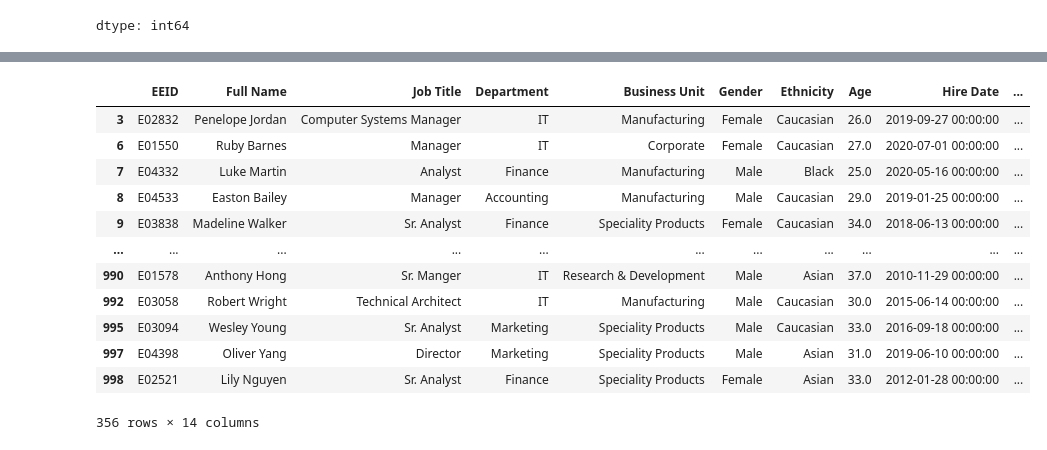
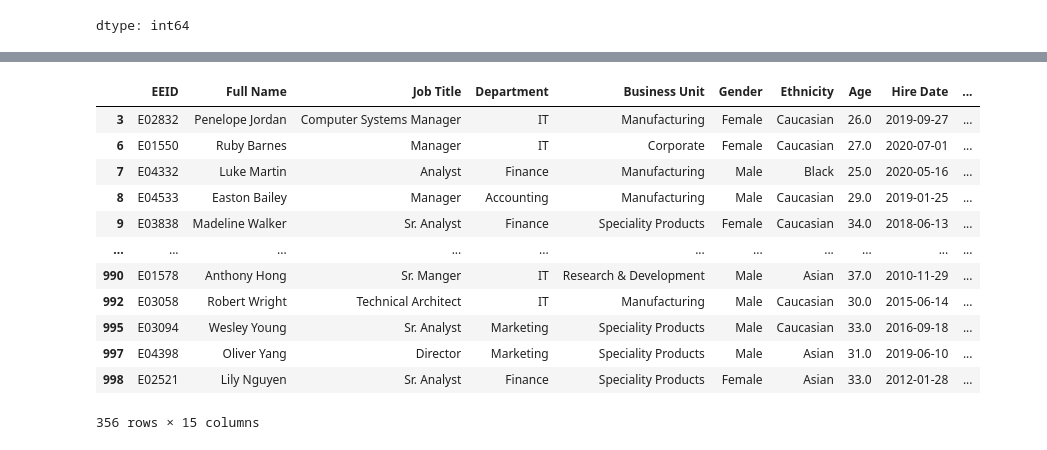
Before and after one commit to hosamkefah/Data-Analysis-with-Python, a Jupyter notebook: Task1.ipynb, the cells around one changed output, grey strips where cells are left out. Drawn from its saved outputs; the diff is of its cells as text; code cells hidden in the pictures.

```diff
--- a/Task1.ipynb
+++ b/Task1.ipynb
@@ -149,5 +167,5 @@ df_c['City'] = df_c['City'].fillna(df_c['City'].mode()[0])
 # %%
-df_c['Bonus %'] = df_c['Bonus %'].fillna(df_c['Bonus %'].mean())
+df_c['Bonus %'] = df_c['Bonus %'].fillna(df_c['Bonus %'].median())
 # %%
 df_c.isna().sum()
 # %% [output]
@@ -169,6 +187,6 @@ df_c.isna().sum()
 dtype: int64
 # %%
-df_c['Hire Date'] = df_c['Hire Date'].fillna(0000-00-00)
+df_c['Hire Date'] = df_c['Hire Date'].fillna(df_c['Hire Date'].mode()[0])
 # %%
 df_c.isna().sum()
 # %% [output]
@@ -190,4 +208,8 @@ df_c.isna().sum()
 dtype: int64
+# %%
+df_c['Job Title'] = df_c['Job Title'].fillna('Unknown')
+df_c['Department'] = df_c['Department'].fillna('Unknown')
+df_c['Gender'] = df_c['Gender'].fillna('Unknown')
 # %%
 #df_c['Exit Date'] = df_c['Exit Date'].fillna(0000-00-00)
 # %%
@@ -228,0 +234,5 @@ dtype: bool
+# %%
+df_c['Still Working'] = df_c['Exit Date'].isnull()
+df_c['Still Working'] = df_c['Still Working'].replace(False, 'NO')
+df_c['Still Working'] = df_c['Still Working'].replace(True, 'YES')
+df_c.head()
@@ -229,19 +246,19 @@ dtype: bool
 # %%
-df_c.loc[df_c['Age'] < 40]
+df_c[df_c['Age'] < 40]
 # %% [output]
 |  | EEID | Full Name | Job Title | Department | Business Unit | Gender | Ethnicity | Age | Hire Date | ... |
-| 3 | E02832 | Penelope Jordan | Computer Systems Manager | IT | Manufacturing | Female | Caucasian | 26.0 | 2019-09-27 00:00:00 | ... |
-| 6 | E01550 | Ruby Barnes | Manager | IT | Corporate | Female | Caucasian | 27.0 | 2020-07-01 00:00:00 | ... |
-| 7 | E04332 | Luke Martin | Analyst | Finance | Manufacturing | Male | Black | 25.0 | 2020-05-16 00:00:00 | ... |
-| 8 | E04533 | Easton Bailey | Manager | Accounting | Manufacturing | Male | Caucasian | 29.0 | 2019-01-25 00:00:00 | ... |
-| 9 | E03838 | Madeline Walker | Sr. Analyst | Finance | Speciality Products | Female | Caucasian | 34.0 | 2018-06-13 00:00:00 | ... |
+| 3 | E02832 | Penelope Jordan | Computer Systems Manager | IT | Manufacturing | Female | Caucasian | 26.0 | 2019-09-27 | ... |
+| 6 | E01550 | Ruby Barnes | Manager | IT | Corporate | Female | Caucasian | 27.0 | 2020-07-01 | ... |
+| 7 | E04332 | Luke Martin | Analyst | Finance | Manufacturing | Male | Black | 25.0 | 2020-05-16 | ... |
+| 8 | E04533 | Easton Bailey | Manager | Accounting | Manufacturing | Male | Caucasian | 29.0 | 2019-01-25 | ... |
+| 9 | E03838 | Madeline Walker | Sr. Analyst | Finance | Speciality Products | Female | Caucasian | 34.0 | 2018-06-13 | ... |
 | ... | ... | ... | ... | ... | ... | ... | ... | ... | ... | ... |
-| 990 | E01578 | Anthony Hong | Sr. Manger | IT | Research & Development | Male | Asian | 37.0 | 2010-11-29 00:00:00 | ... |
-| 992 | E03058 | Robert Wright | Technical Architect | IT | Manufacturing | Male | Caucasian | 30.0 | 2015-06-14 00:00:00 | ... |
-| 995 | E03094 | Wesley Young | Sr. Analyst | Marketing | Speciality Products | Male | Caucasian | 33.0 | 2016-09-18 00:00:00 | ... |
-| 997 | E04398 | Oliver Yang | Director | Marketing | Speciality Products | Male | Asian | 31.0 | 2019-06-10 00:00:00 | ... |
-| 998 | E02521 | Lily Nguyen | Sr. Analyst | Finance | Speciality Products | Female | Asian | 33.0 | 2012-01-28 00:00:00 | ... |
+| 990 | E01578 | Anthony Hong | Sr. Manger | IT | Research & Development | Male | Asian | 37.0 | 2010-11-29 | ... |
+| 992 | E03058 | Robert Wright | Technical Architect | IT | Manufacturing | Male | Caucasian | 30.0 | 2015-06-14 | ... |
+| 995 | E03094 | Wesley Young | Sr. Analyst | Marketing | Speciality Products | Male | Caucasian | 33.0 | 2016-09-18 | ... |
+| 997 | E04398 | Oliver Yang | Director | Marketing | Speciality Products | Male | Asian | 31.0 | 2019-06-10 | ... |
+| 998 | E02521 | Lily Nguyen | Sr. Analyst | Finance | Speciality Products | Female | Asian | 33.0 | 2012-01-28 | ... |
-356 rows × 14 columns
+356 rows × 15 columns
 # %%
 df_c.head()
 # %% [output]
```
Also changed, not shown: parts of 26 cells of this notebook.
